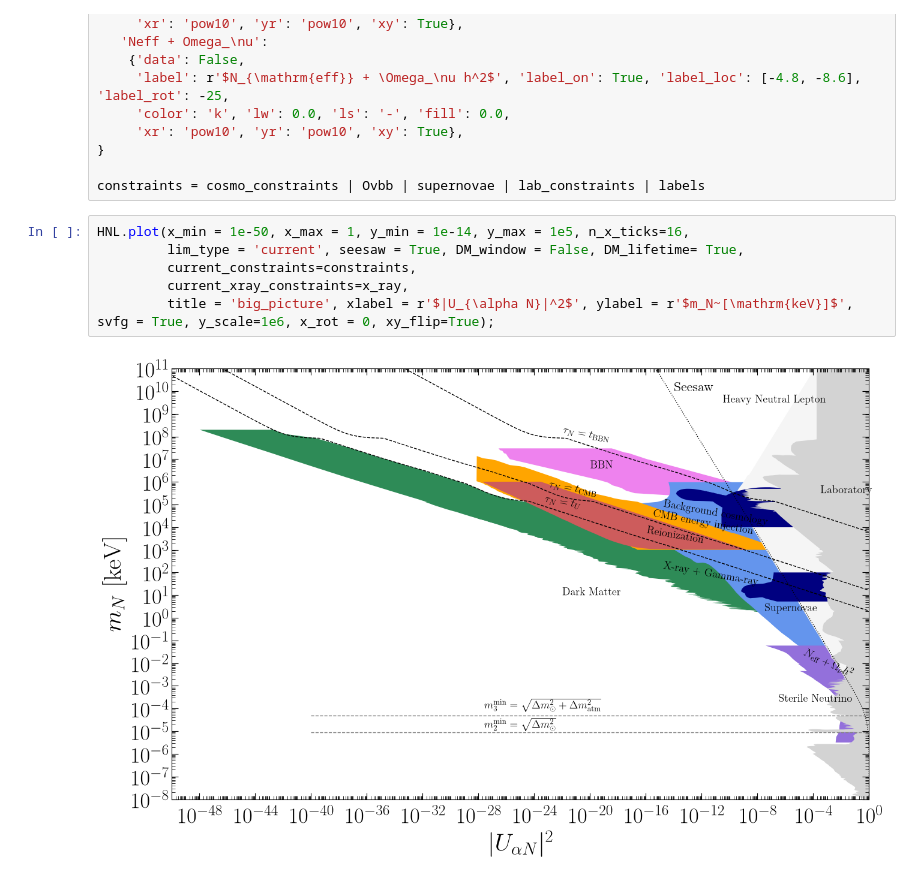
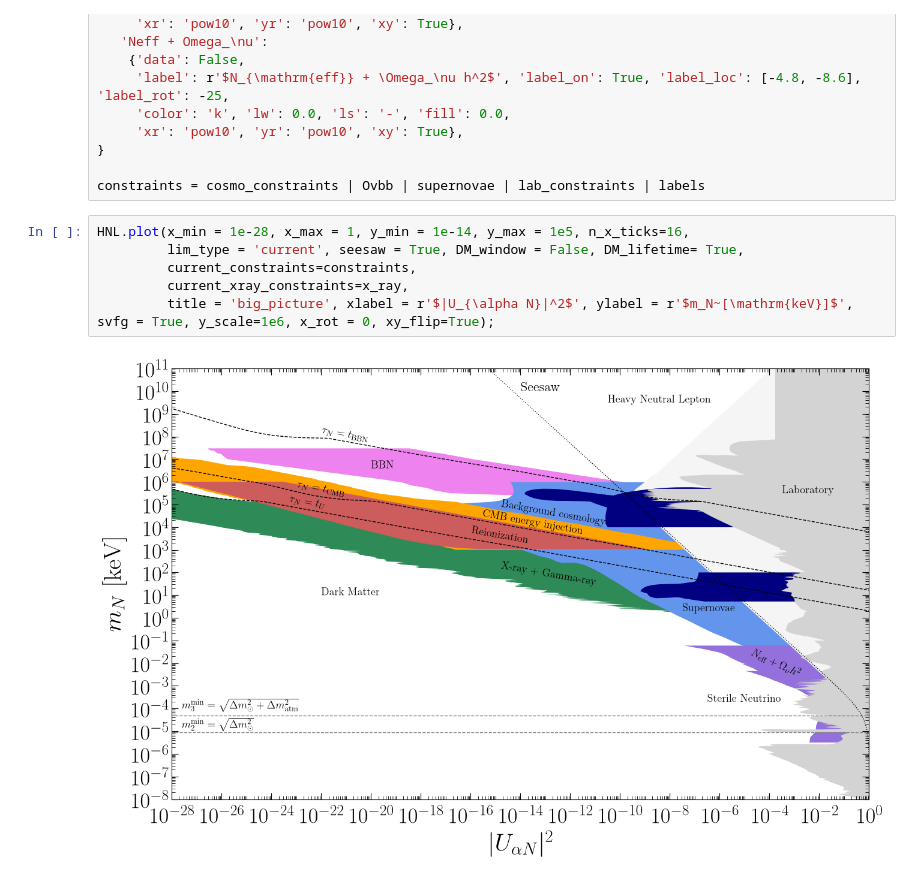
Before and after one commit to PatrickBolton/SterileNeutrinoConstraints, a Jupyter notebook: 4_summary.ipynb, the cells around one changed output. Cells and saved outputs as stored; diff of their text form.

```diff
--- a/4_summary.ipynb
+++ b/4_summary.ipynb
@@ -1355,10 +1310,10 @@ labels = {
 
 constraints = cosmo_constraints | Ovbb | supernovae | lab_constraints | labels
 # %%
-HNL.plot(x_min = 1e-50, x_max = 1, y_min = 1e-14, y_max = 1e5, n_x_ticks=16,
+HNL.plot(x_min = 1e-28, x_max = 1, y_min = 1e-14, y_max = 1e5, n_x_ticks=16,
          lim_type = 'current', seesaw = True, DM_window = False, DM_lifetime= True,
          current_constraints=constraints,
          current_xray_constraints=x_ray,
          title = 'big_picture', xlabel = r'$|U_{\alpha N}|^2$', ylabel = r'$m_N~[\mathrm{keV}]$', svfg = True, y_scale=1e6, x_rot = 0, xy_flip=True);
 # %% [output]
-[figure, old version]
+[figure, new version]
```
Also changed, not shown: parts of 5 cells of this notebook, 45 other files.
